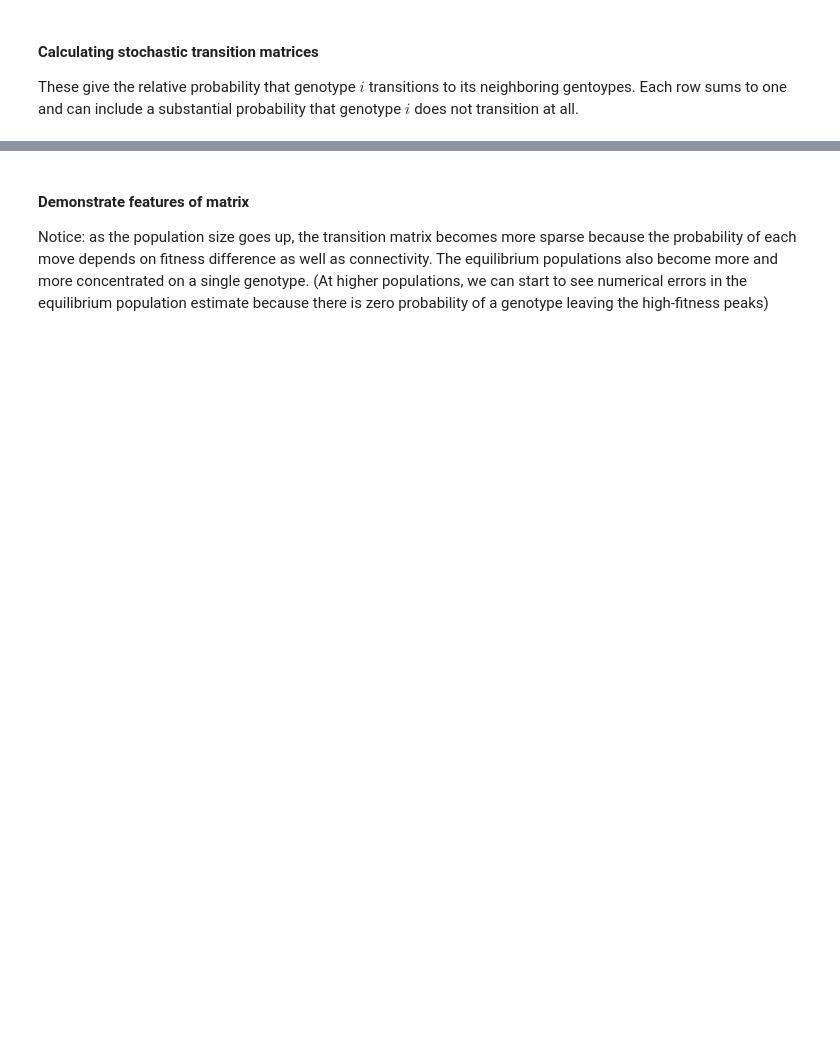
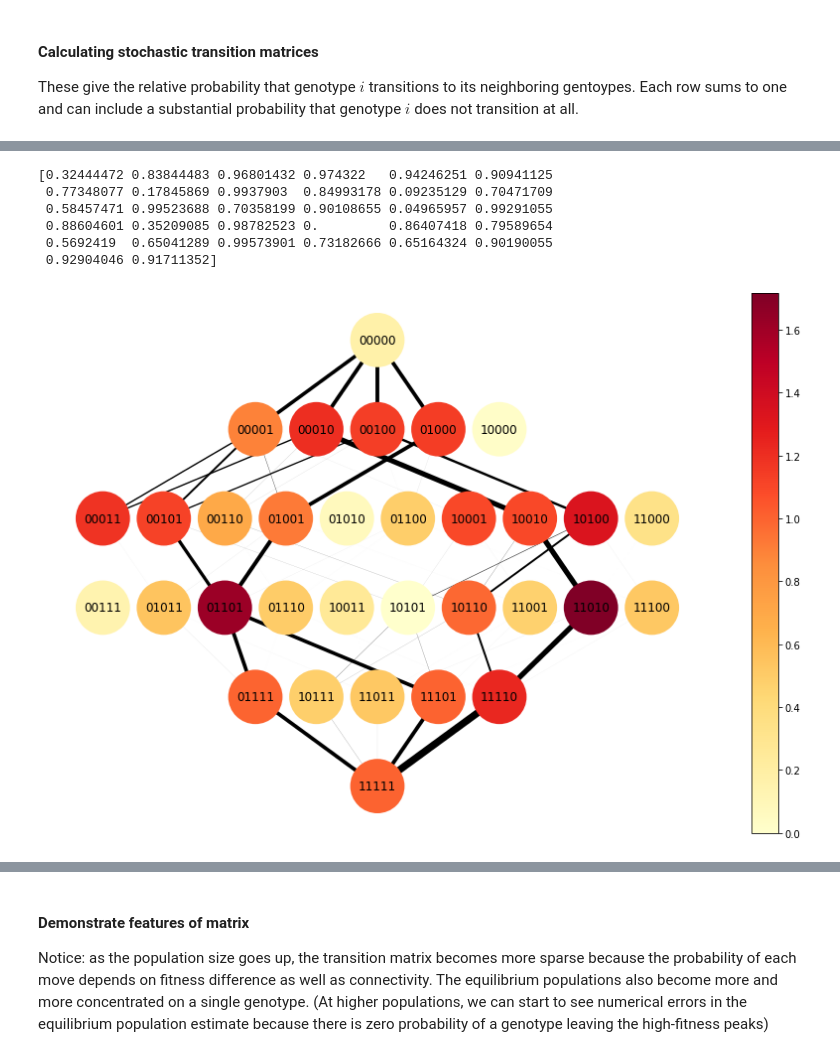
Before and after one commit to harmsm/gpvolve, a Jupyter notebook: examples/documentation.ipynb, the cells around one changed output, grey strips where cells are left out. Saved outputs shown, nothing was run; the diff lists cells and outputs as text; code cells hidden in the pictures; blank space fills up the shorter version.

```diff
--- a/examples/documentation.ipynb
+++ b/examples/documentation.ipynb
@@ -87,2 +94,21 @@ column sums: [1.10023708 1.27315106 0.82375848 0.84871762 0.85251694 1.14947845
 row sums: [1. 1. 1. 1. 1. 1. 1. 1. 1. 1. 1. 1. 1. 1. 1. 1. 1. 1. 1. 1. 1. 1. 1. 1.
  1. 1. 1. 1. 1. 1. 1. 1.]
+# %%
+print(T.diagonal())
+# %% [output]
+[0.32444472 0.83844483 0.96801432 0.974322   0.94246251 0.90941125
+ 0.77348077 0.17845869 0.9937903  0.84993178 0.09235129 0.70471709
+ 0.58457471 0.99523688 0.70358199 0.90108655 0.04965957 0.99291055
+ 0.88604601 0.35209085 0.98782523 0.         0.86407418 0.79589654
+ 0.5692419  0.65041289 0.99573901 0.73182666 0.65164324 0.90190055
+ 0.92904046 0.91711352]
+# %%
+g = gpvolve.markovmodel.GenotypePhenotypeMSM(gpm)
+g.transition_matrix = T
+flux = gpvolve.flux.TransitionPathTheory(g, [0], [31])
+norm_flux = flux.net_flux/flux.total_flux
+fig, ax = gpvolve.pyplot.visualization.plot_network(g,
+                       flux=dok_matrix(norm_flux), attribute='fitness',
+                       colorbar=True, arrows=True)
+# %% [output]
+[figure, added]
```
Also changed, not shown: parts of 13 cells of this notebook, 10 other files.
